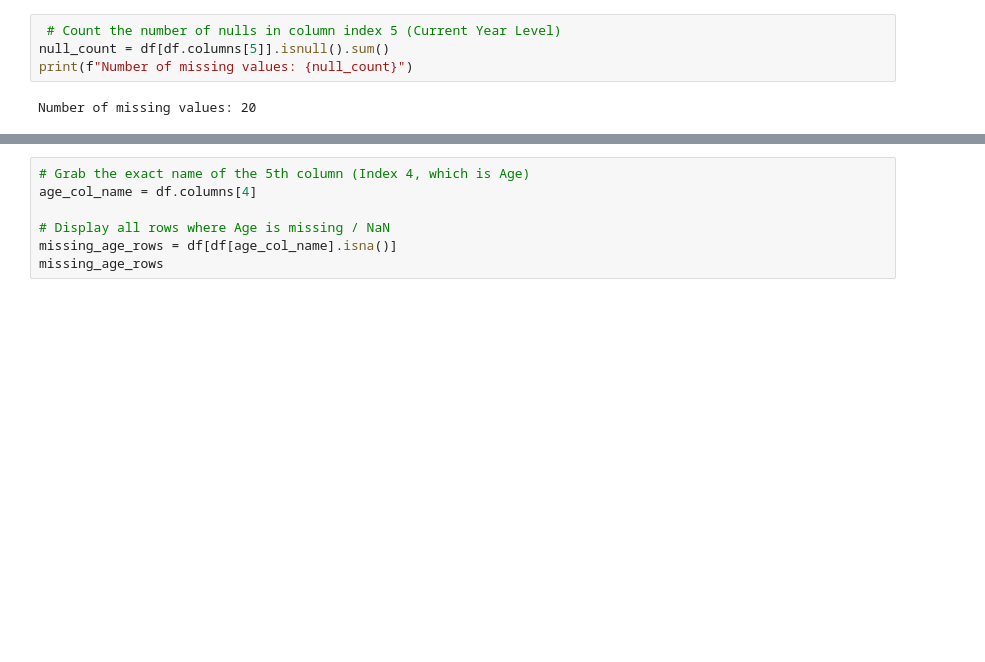
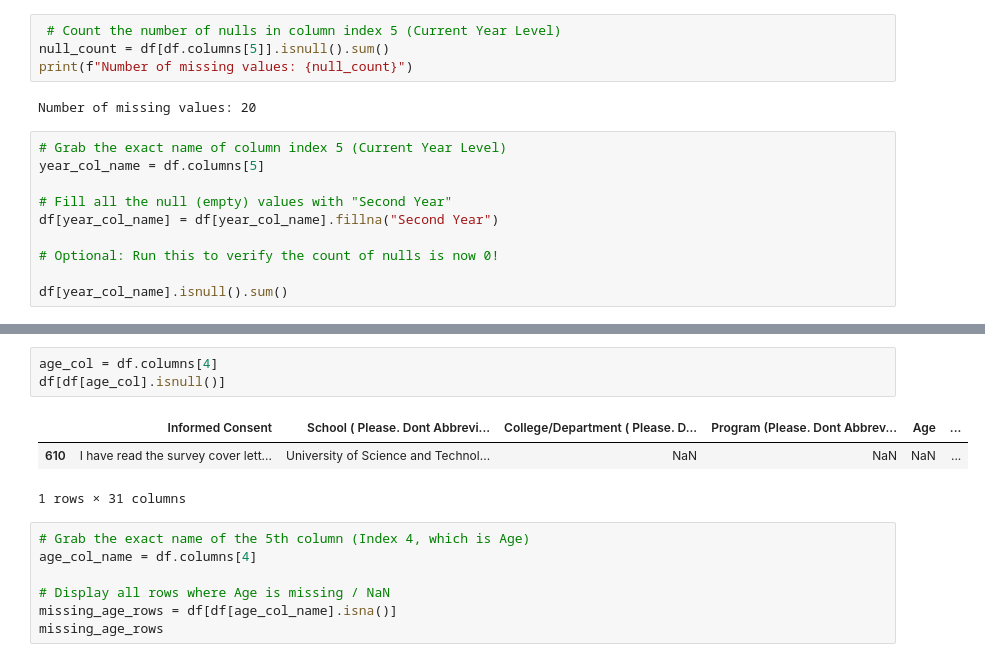
Before and after one commit to JohnLloydCanoy/amuma, a Jupyter notebook: interpretation/interpretation.ipynb, the cells around one changed output, grey strips where cells are left out. Saved outputs shown, nothing was run; the diff lists cells and outputs as text; blank space fills up the shorter version.

Commit message:
Add data preprocessing steps to handle missing values in 'Current Year Level' and 'Age' columns

```diff
--- a/interpretation/interpretation.ipynb
+++ b/interpretation/interpretation.ipynb
@@ -132,3 +132,13 @@ null_count = df[df.columns[5]].isnull().sum()
 print(f"Number of missing values: {null_count}")
 # %% [output]
 Number of missing values: 20
+# %%
+# Grab the exact name of column index 5 (Current Year Level)
+year_col_name = df.columns[5]
+
+# Fill all the null (empty) values with "Second Year"
+df[year_col_name] = df[year_col_name].fillna("Second Year")
+
+# Optional: Run this to verify the count of nulls is now 0!
+
+df[year_col_name].isnull().sum()
@@ -135,3 +192,10 @@ Number of missing values: 20
+# %%
+age_col = df.columns[4]
+df[df[age_col].isnull()]
+# %% [output]
+|  | Informed Consent | School ( Please. Dont Abbrevi... | College/Department ( Please. D... | Program (Please. Dont Abbrev... | Age | ... |
+| 610 | I have read the survey cover lett... | University of Science and Technol... | NaN | NaN | NaN | ... |
+1 rows × 31 columns
 # %%
 # Grab the exact name of the 5th column (Index 4, which is Age)
 age_col_name = df.columns[4]
```
Also changed, not shown: parts of 2 cells of this notebook, 1 other file.
